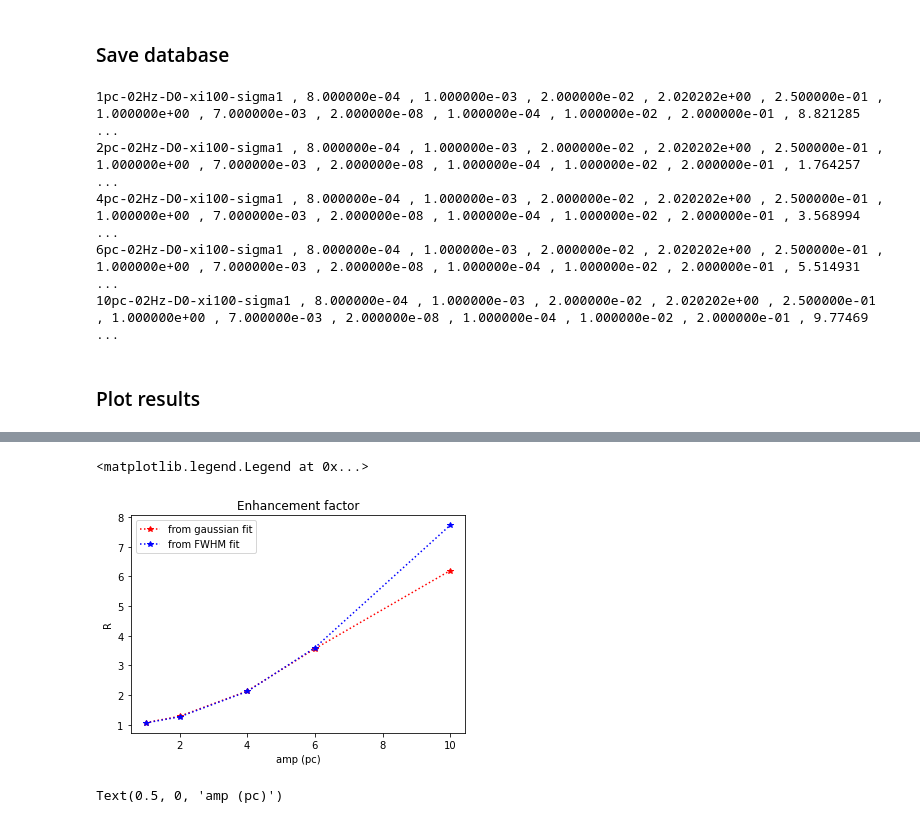
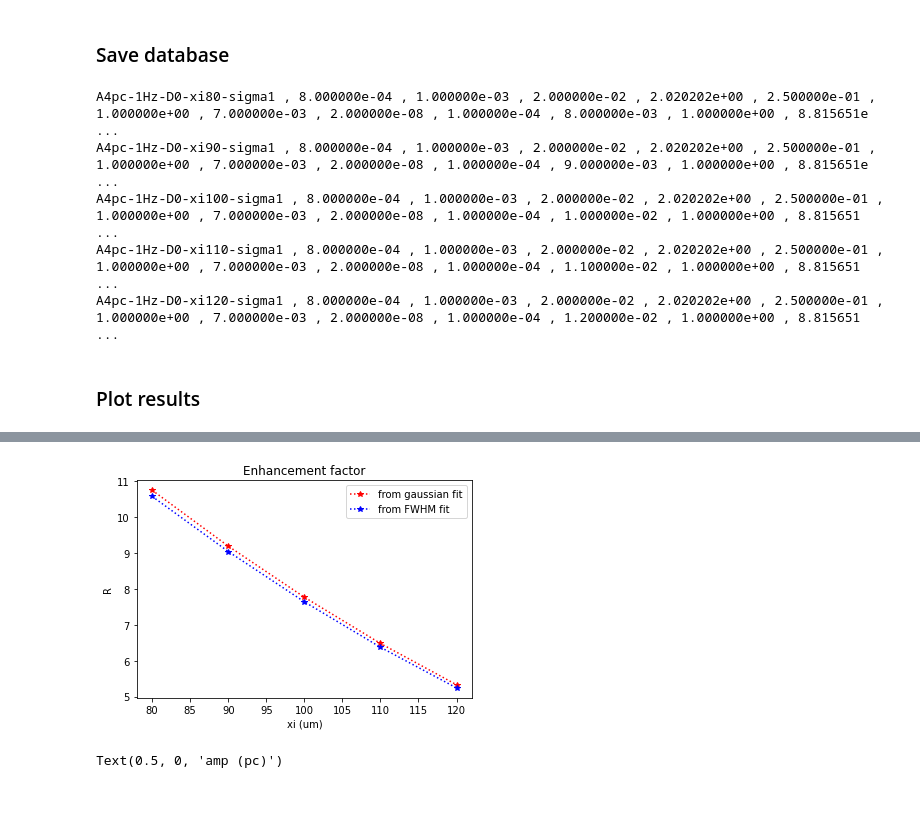
Before and after one commit to MiroK/sleep, a Jupyter notebook: sleep/notebooks/Dispersion_gaussian.ipynb, the cells around one changed output, grey strips where cells are left out. Cells and saved outputs as stored; diff of their text form; code cells hidden in the pictures.

```diff
--- a/sleep/notebooks/Dispersion_gaussian.ipynb
+++ b/sleep/notebooks/Dispersion_gaussian.ipynb
@@ -444,7 +571,7 @@ When the apparent Diffusion coefficient is smaller with oscillation than diffusi
 # we take the time at last period
 
 spanDest=[]
-for itime in iperiodic :
+for itime in iperiodic[1::] :
     #print('\nEstimate at time %f s'%t[itime])
 
     Dest, err = estimate_diff_fit(concentration[itime],x,t[itime],sigma,L,xi)
@@ -482,9 +609,11 @@ Text(0.5, 1.0, 'Fit of simulation results')
 # %% [markdown]
 ### Update database
 # %%
-Database.append([job, Rv0, Rpvs, L, DX, dt, rho, mu, D, sigma, xi, f, umax,pmax, Pe, Re, Wo, Fo , A, beta, dPdx, T,nPeriod , t[-1], span_FWHM[iperiodic[-1]],DestFWHM, Destfit,DestFWHM/D, Destfit/D, amp])
+Database.append([job, Rv0, Rpvs, L, DX, dt, rho, mu, D, sigma, xi, f, umax,pmax, Pe, Re, Wo, Fo , A, beta, dPdx, T,nPeriod , t[-1], span_FWHM[iperiodic[-1]],DestFWHM, Destfit,DestFWHM/D, Destfit/D, amp, thetaa, dx, dt])
 # %% [markdown]
 ### Save database
+# %%
+file_name="data_dispersion_xi.csv"
 # %%
 labelstring=''
 for d in datalabel:
@@ -498,17 +627,17 @@ f.close()
 # %%
 formatstring='%s'+' , %.6e'*29
 # %%
-f = open("data_dispersion.csv", "a")
+f = open(file_name, "a")
 for d in Database :
     print(formatstring%tuple(d))
     f.write(formatstring%tuple(d)+'\n')
 f.close()
 # %% [output]
-1pc-02Hz-D0-xi100-sigma1 , 8.000000e-04 , 1.000000e-03 , 2.000000e-02 , 2.020202e+00 , 2.500000e-01 , 1.000000e+00 , 7.000000e-03 , 2.000000e-08 , 1.000000e-04 , 1.000000e-02 , 2.000000e-01 , 8.821285 ...
-2pc-02Hz-D0-xi100-sigma1 , 8.000000e-04 , 1.000000e-03 , 2.000000e-02 , 2.020202e+00 , 2.500000e-01 , 1.000000e+00 , 7.000000e-03 , 2.000000e-08 , 1.000000e-04 , 1.000000e-02 , 2.000000e-01 , 1.764257 ...
-4pc-02Hz-D0-xi100-sigma1 , 8.000000e-04 , 1.000000e-03 , 2.000000e-02 , 2.020202e+00 , 2.500000e-01 , 1.000000e+00 , 7.000000e-03 , 2.000000e-08 , 1.000000e-04 , 1.000000e-02 , 2.000000e-01 , 3.568994 ...
-6pc-02Hz-D0-xi100-sigma1 , 8.000000e-04 , 1.000000e-03 , 2.000000e-02 , 2.020202e+00 , 2.500000e-01 , 1.000000e+00 , 7.000000e-03 , 2.000000e-08 , 1.000000e-04 , 1.000000e-02 , 2.000000e-01 , 5.514931 ...
-10pc-02Hz-D0-xi100-sigma1 , 8.000000e-04 , 1.000000e-03 , 2.000000e-02 , 2.020202e+00 , 2.500000e-01 , 1.000000e+00 , 7.000000e-03 , 2.000000e-08 , 1.000000e-04 , 1.000000e-02 , 2.000000e-01 , 9.77469 ...
+A4pc-1Hz-D0-xi80-sigma1 , 8.000000e-04 , 1.000000e-03 , 2.000000e-02 , 2.020202e+00 , 2.500000e-01 , 1.000000e+00 , 7.000000e-03 , 2.000000e-08 , 1.000000e-04 , 8.000000e-03 , 1.000000e+00 , 8.815651e ...
+A4pc-1Hz-D0-xi90-sigma1 , 8.000000e-04 , 1.000000e-03 , 2.000000e-02 , 2.020202e+00 , 2.500000e-01 , 1.000000e+00 , 7.000000e-03 , 2.000000e-08 , 1.000000e-04 , 9.000000e-03 , 1.000000e+00 , 8.815651e ...
+A4pc-1Hz-D0-xi100-sigma1 , 8.000000e-04 , 1.000000e-03 , 2.000000e-02 , 2.020202e+00 , 2.500000e-01 , 1.000000e+00 , 7.000000e-03 , 2.000000e-08 , 1.000000e-04 , 1.000000e-02 , 1.000000e+00 , 8.815651 ...
+A4pc-1Hz-D0-xi110-sigma1 , 8.000000e-04 , 1.000000e-03 , 2.000000e-02 , 2.020202e+00 , 2.500000e-01 , 1.000000e+00 , 7.000000e-03 , 2.000000e-08 , 1.000000e-04 , 1.100000e-02 , 1.000000e+00 , 8.815651 ...
+A4pc-1Hz-D0-xi120-sigma1 , 8.000000e-04 , 1.000000e-03 , 2.000000e-02 , 2.020202e+00 , 2.500000e-01 , 1.000000e+00 , 7.000000e-03 , 2.000000e-08 , 1.000000e-04 , 1.200000e-02 , 1.000000e+00 , 8.815651 ...
 # %% [markdown]
 ### Plot results
 # %%
@@ -533,26 +662,28 @@ for i,label in enumerate(datalabel) :
 28 :Rfit
 29 :amp
 # %%
-ix=29
+ix=10
 iy=25
 
-xplot=[d[ix] for d in Database]
+xplot=[d[ix]*1e4 for d in Database]
 yplot=[d[iy]/2e-8 for d in Database]
 
 plt.plot(xplot,yplot,'r*:',label='from gaussian fit')
 
 iy=26
-xplot=[d[ix] for d in Database]
+xplot=[d[ix]*1e4 for d in Database]
 yplot=[d[iy]/2e-8 for d in Database]
 plt.plot(xplot,yplot,'b*:',label='from FWHM fit')
 
 plt.title('Enhancement factor')
 plt.ylabel('R'+'')
-plt.xlabel(datalabel[ix]+' (pc)')
+plt.xlabel(datalabel[ix]+' (um)')
 plt.legend()
+
+plt.savefig('/home/alexandra/Documents/Articles/Sleep/Images/dispersion_xi.svg')
+plt.savefig('/home/alexandra/Documents/Articles/Sleep/Images/dispersion_xi.png')
 # %% [output]
-<matplotlib.legend.Legend at 0x...>
-[figure, old version]
+[figure, new version]
 # %%
 ix=29
 iy=24
```
Also changed, not shown: parts of 29 cells of this notebook.
